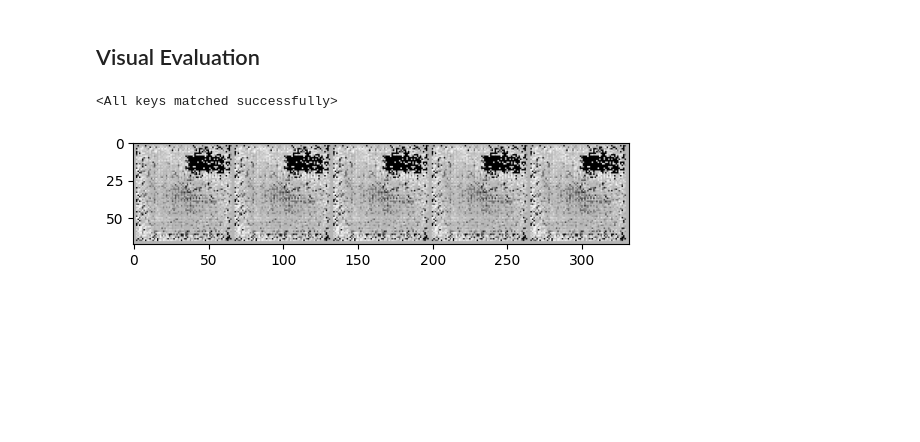
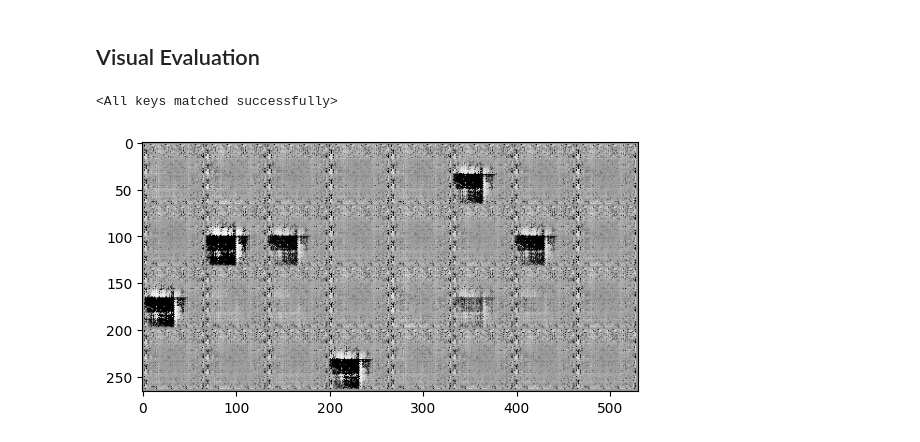
Before and after one commit to Xeygy/GenerativeDL, a Jupyter notebook: 4-GAN/gan.ipynb, the cells around one changed output. Drawn from its saved outputs; the diff is of its cells as text; code cells hidden in the pictures; blank space fills up the shorter version.

```diff
--- a/4-GAN/gan.ipynb
+++ b/4-GAN/gan.ipynb
@@ -181,7 +186,7 @@ generator.load_state_dict(checkpoint)
 # %%
 noise = torch.randn([128, 100])
 images = generator(noise)
-img_grid = torchvision.utils.make_grid(images[:5])
+img_grid = torchvision.utils.make_grid(images[:32])
 matplotlib_imshow(img_grid, one_channel=True)
 # %% [output]
-[figure, old version]
+[figure, new version]
```
Also changed, not shown: parts of 1 cell of this notebook, 2 other files.
